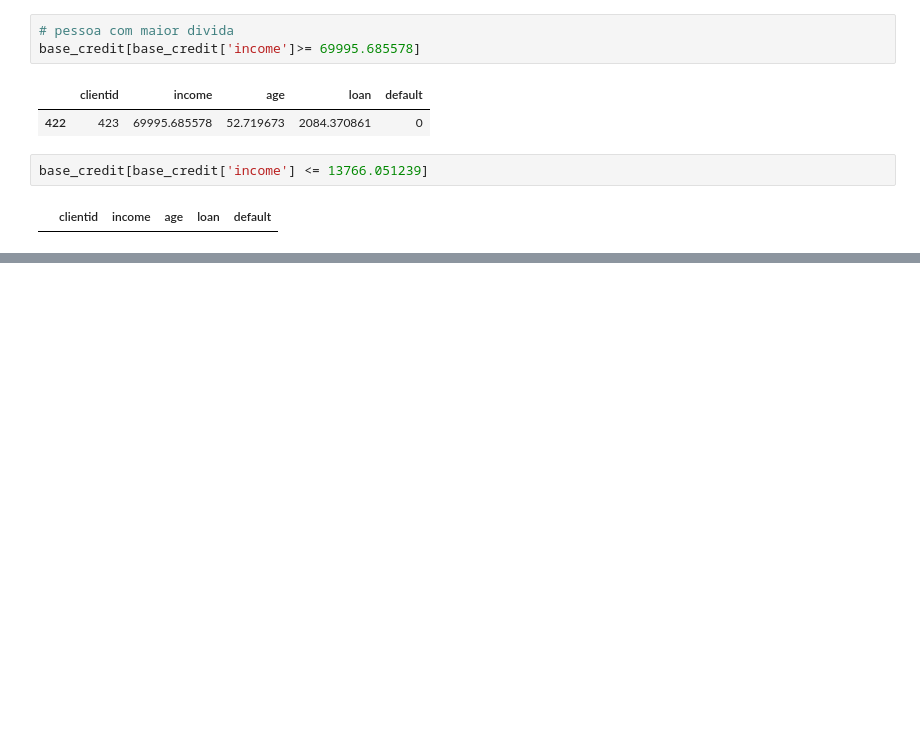
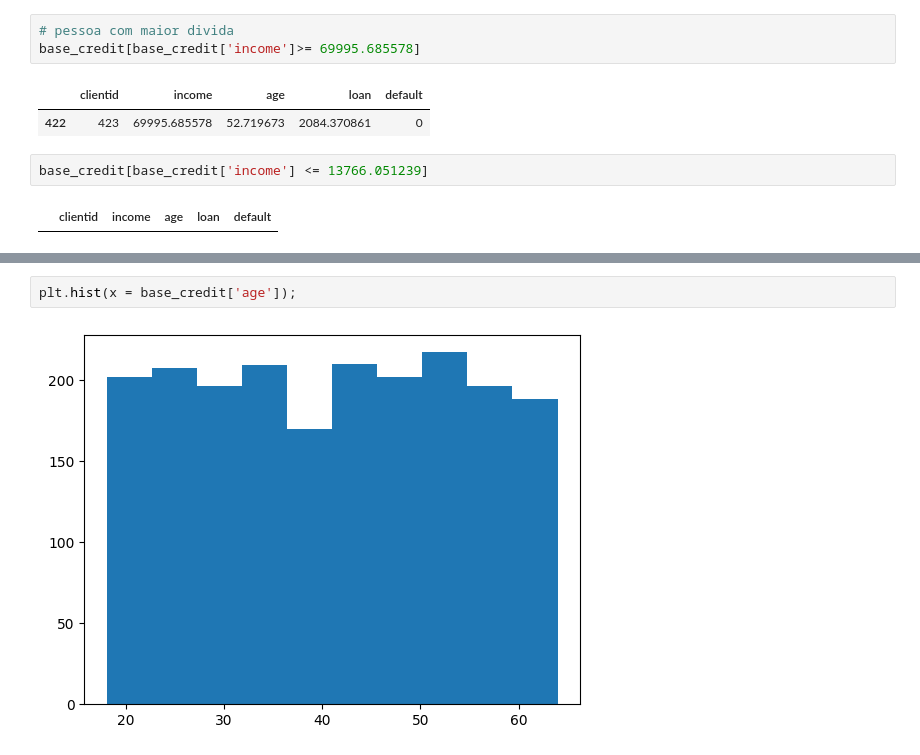
Before and after one commit to nunesfi/Machine_Learning, a Jupyter notebook: project/Base_de_dados.ipynb, the cells around one changed output, grey strips where cells are left out. Drawn from its saved outputs; the diff is of its cells as text; blank space fills up the shorter version.

```diff
--- a/project/Base_de_dados.ipynb
+++ b/project/Base_de_dados.ipynb
@@ -70,0 +73,4 @@ base_credit[base_credit['income'] <= 13766.051239]
+# %%
+plt.hist(x = base_credit['age']);
+# %% [output]
+[figure, added]
```
Also changed, not shown: parts of 18 cells of this notebook.
